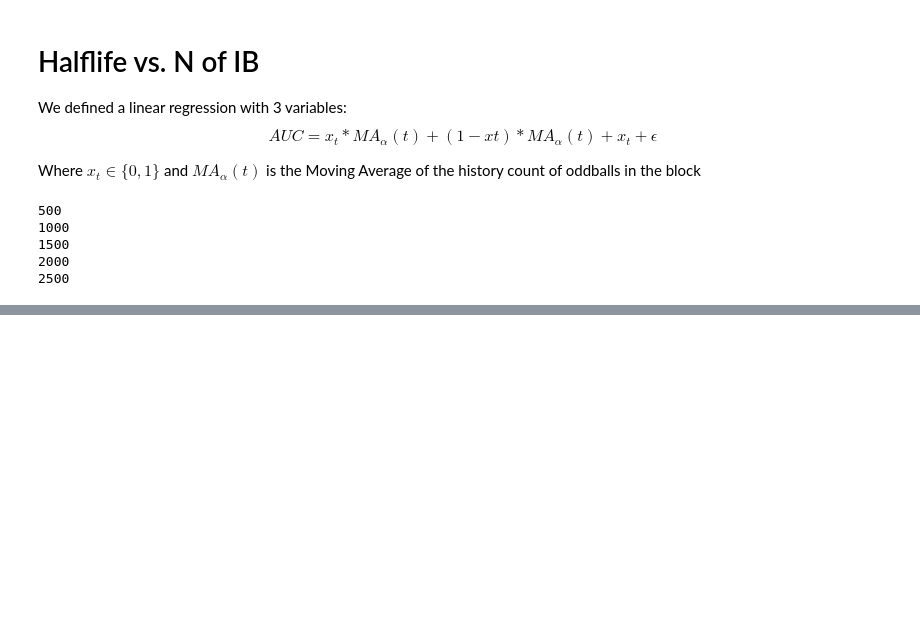
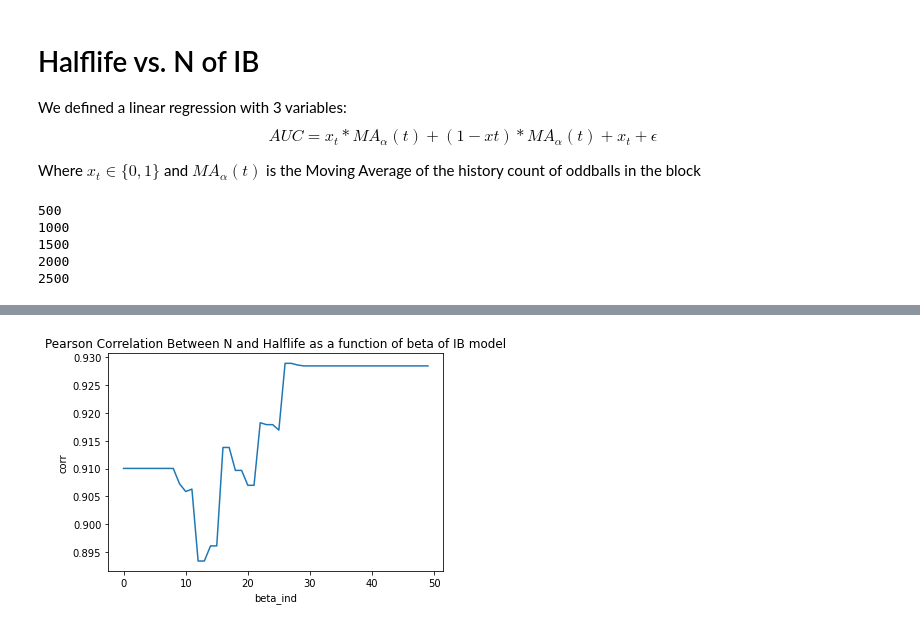
Before and after one commit to yuvfried/seminar-workshop, a Jupyter notebook: notebooks/Halflife_vs_N.ipynb, the cells around one changed output, grey strips where cells are left out. Cells and saved outputs as stored; diff of their text form; code cells hidden in the pictures; blank space fills up the shorter version.

Commit message:
plot corr

```diff
--- a/notebooks/Halflife_vs_N.ipynb
+++ b/notebooks/Halflife_vs_N.ipynb
@@ -140,21 +140,18 @@ def df_best(df):
     df_best.index = ['best_r2', 'best_train_mse', 'best_test_mse']
     return df_best
 # %%
-def fix_beta_plot_N_vs_halflife(beta_ind):
+def fix_beta_find_halflife_of_N(beta_ind, metric="test_mse"):
     BETA_IND = beta_ind
     BETA = N_beta_map.loc[BETA_IND, 'beta']
-    df_to_plot = pd.DataFrame(columns=["N","halflife","lambda"], index=np.arange(50),dtype=float)
+    df = pd.DataFrame(columns=["N","halflife","lambda"], index=np.arange(50),dtype=float)
     for i in range(len(N_beta_map)):
         N = N_beta_map.loc[i,'N']
         df_reg = data[N,BETA_IND]
-        alpha, lam = df_best(df_reg).loc["best_test_mse", ["alpha","lambda"]]
+        alpha, lam = df_best(df_reg).loc[f"best_{metric}", ["alpha","lambda"]]
         if alpha==1: # stability
             alpha = .999999
 
-        df_to_plot.loc[i,'N'] = N
-        df_to_plot.loc[i,'halflife'] = halflife_by_alpha(alpha)
-        df_to_plot.loc[i,'lambda'] = lam
-    plt.figure(figsize=(13,5))
-    sns.scatterplot(data=df_to_plot, x="N", y="halflife", hue="lambda", palette='viridis')
-    plt.title(f"{BETA_STR}={BETA.round(3)}")
-    plt.show()
+        df.loc[i,'N'] = N
+        df.loc[i,'halflife'] = halflife_by_alpha(alpha)
+        df.loc[i,'lambda'] = lam
+    return df
@@ -171,0 +173,10 @@ for beta_ind in np.linspace(0,49, num=7).astype(int):
+# %%
+corrs = [fix_beta_find_halflife_of_N(i).corr().loc['N','halflife'] for i in N_beta_map.index]
+# %%
+plt.plot(np.arange(len(corrs)), corrs)
+plt.xlabel("beta_ind")
+plt.ylabel("corr")
+plt.title("Pearson Correlation Between N and Halflife as a function of beta of IB model")
+plt.show()
+# %% [output]
+[figure, added]
```
Also changed, not shown: parts of 3 cells of this notebook.
